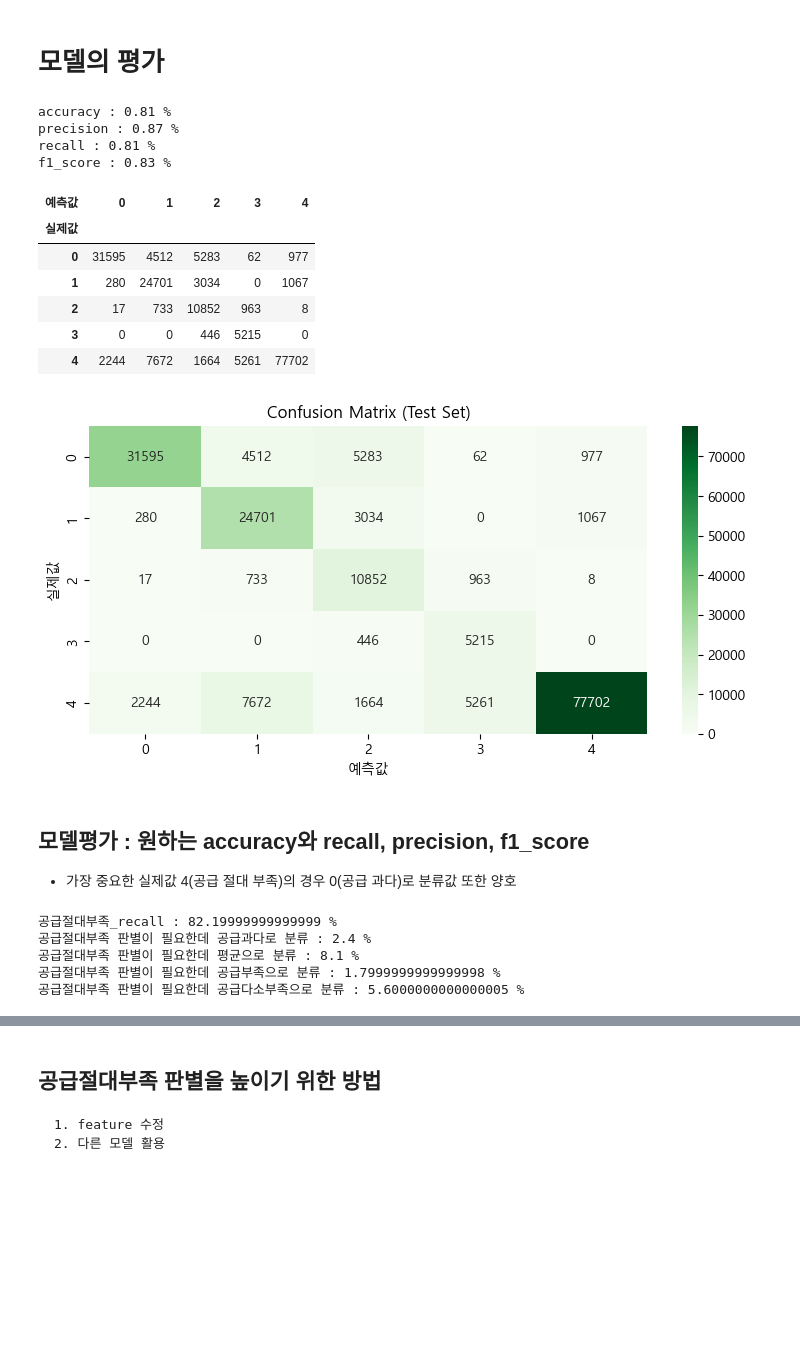
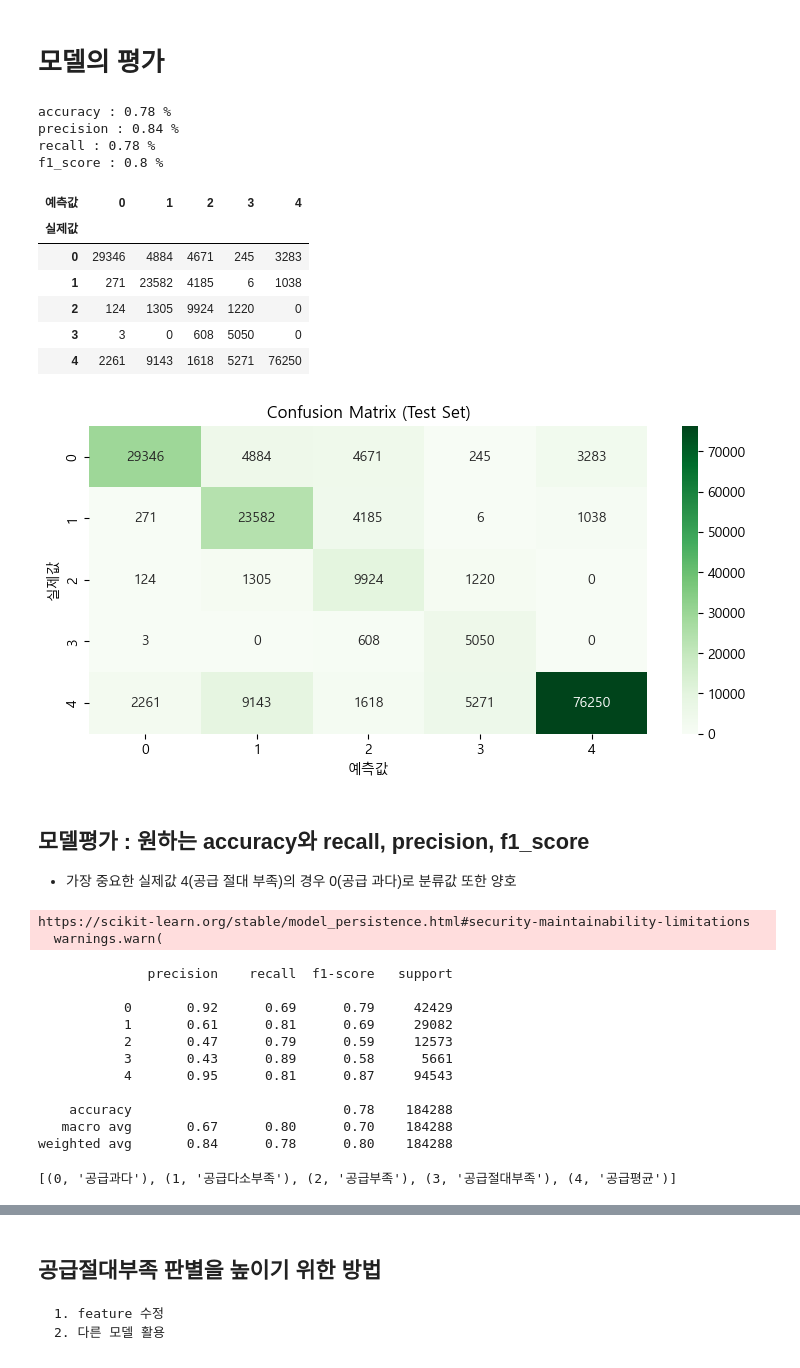
Before and after one commit to devna0111/FlowCast, a Jupyter notebook: Predict_models/M2/M2_모델 설계_LightGBM_범주형.ipynb, the cells around one changed output, grey strips where cells are left out. Drawn from its saved outputs; the diff is of its cells as text; code cells hidden in the pictures; blank space fills up the shorter version.

Commit message:
M2_model_check

```diff
--- a/Predict_models/M2/M2_모델 설계_LightGBM_범주형.ipynb
+++ b/Predict_models/M2/M2_모델 설계_LightGBM_범주형.ipynb
@@ -884,48 +884,35 @@ test_y
 y_pred = lgbm.predict(test_X)
 # %%
 from sklearn.metrics import precision_score, recall_score, f1_score
-print('accuracy :',round(accuracy_score(test_y, y_pred),2), '%')
-print('precision :',round(precision_score(test_y,y_pred,average='weighted'),2), '%')
-print('recall :',round(recall_score(test_y,y_pred,average='weighted'),2), '%')
-print('f1_score :',round(f1_score(test_y,y_pred,average='weighted'),2), '%')
+print('accuracy :',round(accuracy_score(test_y, pred),2), '%')
+print('precision :',round(precision_score(test_y,pred,average='weighted'),2), '%')
+print('recall :',round(recall_score(test_y,pred,average='weighted'),2), '%')
+print('f1_score :',round(f1_score(test_y,pred,average='weighted'),2), '%')
 # %% [output]
-accuracy : 0.81 %
-precision : 0.87 %
-recall : 0.81 %
-f1_score : 0.83 %
+accuracy : 0.78 %
+precision : 0.84 %
+recall : 0.78 %
+f1_score : 0.8 %
 # %%
 import seaborn as sns
 crosstab_y = test_y.reshape(-1)
-cm_test = pd.crosstab(crosstab_y, y_pred,rownames=['실제값'],colnames=['예측값'])
+cm_test = pd.crosstab(crosstab_y, pred,rownames=['실제값'],colnames=['예측값'])
 display(cm_test)
 plt.figure(figsize=(9,4))
 sns.heatmap(cm_test.values, annot=True, fmt='d', cmap='Greens')
 plt.title('Confusion Matrix (Test Set)')
 plt.xlabel('예측값')
 plt.ylabel('실제값')
 plt.show()
 # %% [output]
 | 예측값 | 0 | 1 | 2 | 3 | 4 |
 | 실제값 |  |  |  |  |  |
-| 0 | 31595 | 4512 | 5283 | 62 | 977 |
-| 1 | 280 | 24701 | 3034 | 0 | 1067 |
-| 2 | 17 | 733 | 10852 | 963 | 8 |
-| 3 | 0 | 0 | 446 | 5215 | 0 |
-| 4 | 2244 | 7672 | 1664 | 5261 | 77702 |
+| 0 | 29346 | 4884 | 4671 | 245 | 3283 |
+| 1 | 271 | 23582 | 4185 | 6 | 1038 |
+| 2 | 124 | 1305 | 9924 | 1220 | 0 |
+| 3 | 3 | 0 | 608 | 5050 | 0 |
+| 4 | 2261 | 9143 | 1618 | 5271 | 76250 |
-[figure, old version]
+[figure, new version]
 # %% [markdown]
 ## 모델평가 : 원하는 accuracy와 recall, precision, f1_score
 - 가장 중요한 실제값 4(공급 절대 부족)의 경우 0(공급 과다)로 분류값 또한 양호
-# %%
-real_4_predict_value = cm_test.iloc[4,:]
-print("공급절대부족_recall :",round(real_4_predict_value.iloc[4] / real_4_predict_value.sum(), 3)*100, "%")
-print("공급절대부족 판별이 필요한데 공급과다로 분류 :",round(real_4_predict_value.iloc[0] / real_4_predict_value.sum(), 3)*100, "%")
-print("공급절대부족 판별이 필요한데 평균으로 분류 :",round(real_4_predict_value.iloc[1] / real_4_predict_value.sum(), 3)*100, "%")
-print("공급절대부족 판별이 필요한데 공급부족으로 분류 :",round(real_4_predict_value.iloc[2] / real_4_predict_value.sum(), 3)*100, "%")
-print("공급절대부족 판별이 필요한데 공급다소부족으로 분류 :",round(real_4_predict_value.iloc[3] / real_4_predict_value.sum(), 3)*100, "%")
-# %% [output]
-공급절대부족_recall : 82.19999999999999 %
-공급절대부족 판별이 필요한데 공급과다로 분류 : 2.4 %
-공급절대부족 판별이 필요한데 평균으로 분류 : 8.1 %
-공급절대부족 판별이 필요한데 공급부족으로 분류 : 1.7999999999999998 %
-공급절대부족 판별이 필요한데 공급다소부족으로 분류 : 5.6000000000000005 %
@@ -931,0 +923,23 @@ print("공급절대부족 판별이 필요한데 공급다소부족으로 분류
+# %%
+model = joblib.load('M2_categorical_LGBM.pkl')
+pred = model.predict(test_X)
+result = classification_report(test_y, pred)
+print(result)
+# %% [output]
+https://scikit-learn.org/stable/model_persistence.html#security-maintainability-limitations
+  warnings.warn(
+              precision    recall  f1-score   support
+
+           0       0.92      0.69      0.79     42429
+           1       0.61      0.81      0.69     29082
+           2       0.47      0.79      0.59     12573
+           3       0.43      0.89      0.58      5661
+           4       0.95      0.81      0.87     94543
+
+    accuracy                           0.78    184288
+   macro avg       0.67      0.80      0.70    184288
+weighted avg       0.84      0.78      0.80    184288
+# %%
+[data for data in zip(model.classes_,le_target.classes_)]
+# %% [output]
+[(0, '공급과다'), (1, '공급다소부족'), (2, '공급부족'), (3, '공급절대부족'), (4, '공급평균')]
```
Also changed, not shown: parts of 7 cells of this notebook.
